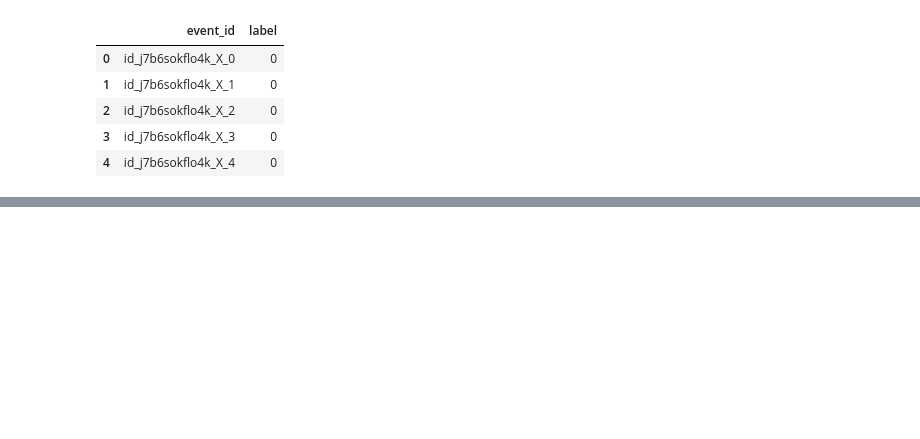
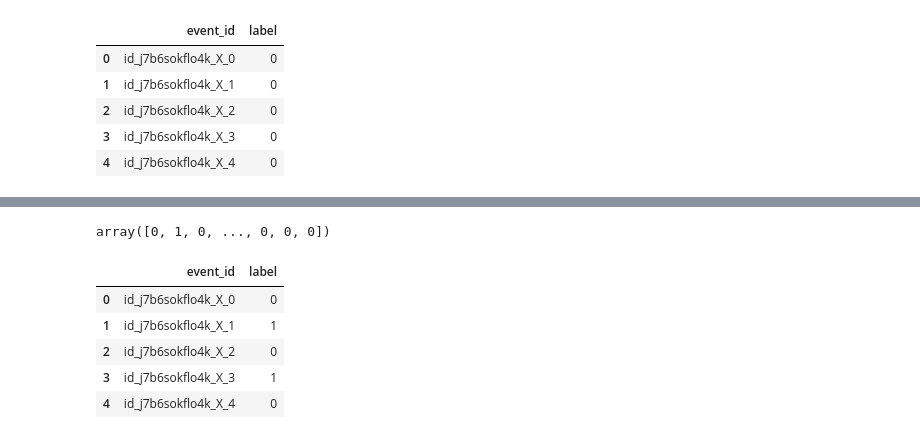
Before and after one commit to ayebaishmo/MFPSA, a Jupyter notebook: ms.ipynb, the cells around one changed output, grey strips where cells are left out. Cells and saved outputs as stored; diff of their text form; code cells hidden in the pictures; blank space fills up the shorter version.

```diff
--- a/ms.ipynb
+++ b/ms.ipynb
@@ -174,3 +171,11 @@ df_test_pred_df.head()
 | 4 | id_j7b6sokflo4k_X_4 | 0 |
 # %%
 df_test_pred_df.to_csv('submission.csv', index=False)
+# %%
+from imblearn.over_sampling import SMOTE
+smote = SMOTE(random_state=42)
+X_train_resampled, y_train_resampled = smote.fit_resample(X_train, y_train)
+# clf = RandomForestClassifier(class_weight={0: 1, 1: 100}, random_state=42)
+clf = RandomForestClassifier(random_state=42)
+# %%
+clf.fit(X_train_resampled, y_train_resampled)
@@ -176,0 +196,20 @@ df_test_pred_df.to_csv('submission.csv', index=False)
+# %%
+pred_test_resmpled = clf.predict(df_test[['precipitation_scaled']])
+# %%
+pred_test_resmpled
+# %% [output]
+array([0, 1, 0, ..., 0, 0, 0])
+# %%
+pred_test_df_res = pd.DataFrame({
+    'event_id': df_test['event_id'],
+    'label': pred_test_resmpled
+})
+# %%
+pred_test_df_res.head()
+# %% [output]
+|  | event_id | label |
+| 0 | id_j7b6sokflo4k_X_0 | 0 |
+| 1 | id_j7b6sokflo4k_X_1 | 1 |
+| 2 | id_j7b6sokflo4k_X_2 | 0 |
+| 3 | id_j7b6sokflo4k_X_3 | 1 |
+| 4 | id_j7b6sokflo4k_X_4 | 0 |
```
Also changed, not shown: parts of 4 cells of this notebook, 1 other file.
